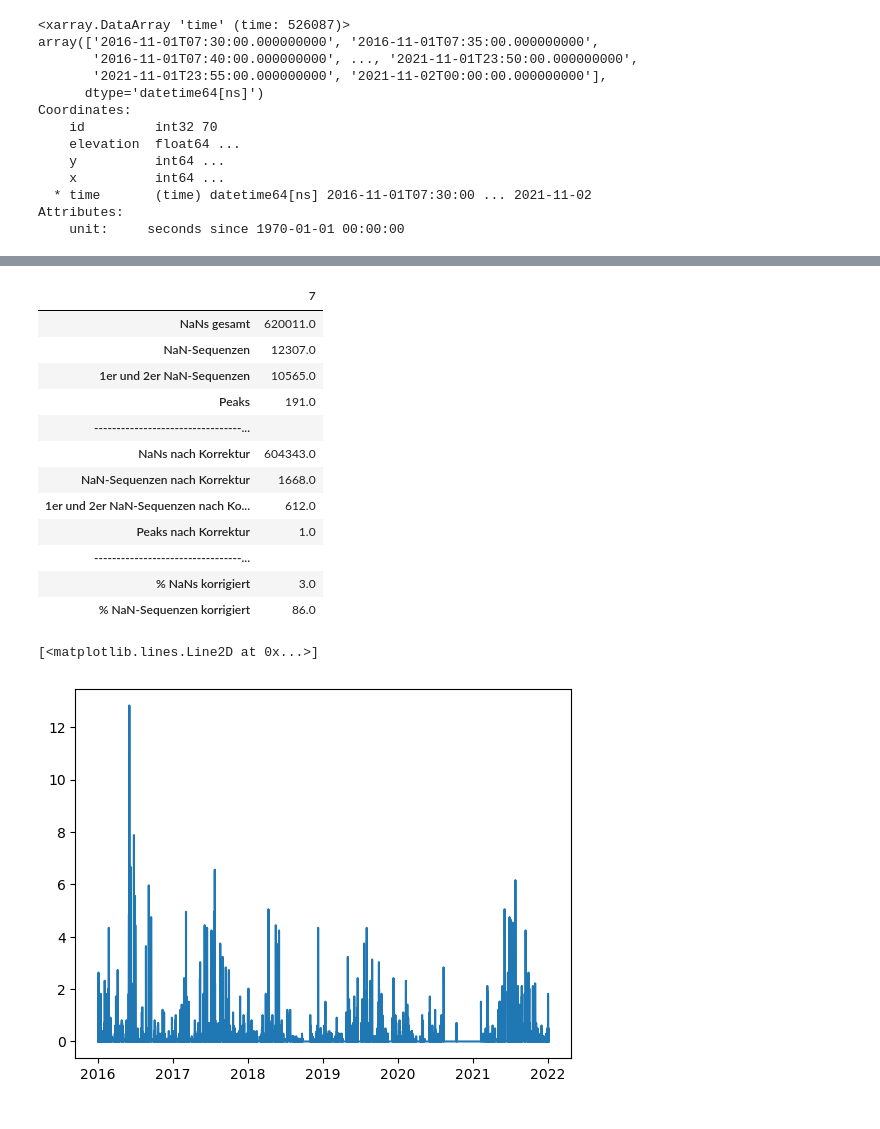
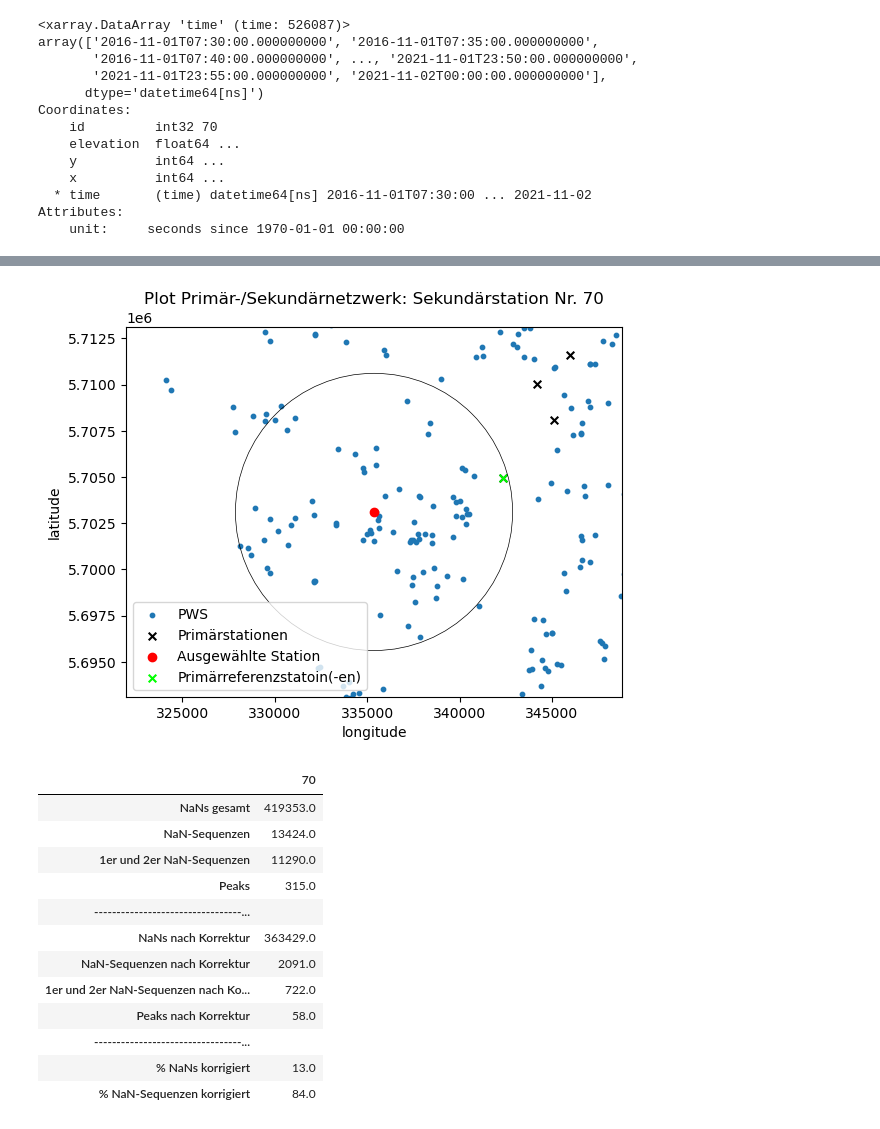
Before and after one commit to Nicholas202024/Hiwi_Code, a Jupyter notebook: Korrektur_Emscher_mit_Referenz.ipynb, the cells around one changed output, grey strips where cells are left out. Saved outputs shown, nothing was run; the diff lists cells and outputs as text; code cells hidden in the pictures.

Commit message:
Kontrolle Korrektur

```diff
--- a/Korrektur_Emscher_mit_Referenz.ipynb
+++ b/Korrektur_Emscher_mit_Referenz.ipynb
@@ -242,5 +242,3 @@ df_emscher_ref_5_nonan_s82 = df_emscher_ref_5_s82.fillna(0)
 # len(starts_nan_seq_mit_peak)
 # %%
 # df_emscher
-# %%
-data_corrected = ke.correction_emscher_complete_mit_primary(coordinates_primary_utm32, coordinates_secondary_utm32, df_emscher, df_emscher_ref_5_nonan_s82, df_emscher_nonan, 7, 3000, 1000, 0.99, plot=True)
@@ -317,21 +297,45 @@ get_statistics_emscher(df_emscher, data_corrected)
-# %%
-get_statistics_emscher(df_emscher, data_corrected)
-# %% [output]
-|  | 7 |
-| NaNs gesamt | 620011.0 |
-| NaN-Sequenzen | 12307.0 |
-| 1er und 2er NaN-Sequenzen | 10565.0 |
-| Peaks | 191.0 |
-| ---------------------------------... |  |
-| NaNs nach Korrektur | 604343.0 |
-| NaN-Sequenzen nach Korrektur | 1668.0 |
-| 1er und 2er NaN-Sequenzen nach Ko... | 612.0 |
-| Peaks nach Korrektur | 1.0 |
-| ---------------------------------... |  |
-| % NaNs korrigiert | 3.0 |
-| % NaN-Sequenzen korrigiert | 86.0 |
-# %%
-plt.plot(df_emscher_nonan_s70.loc['01-01-2016':'01-06-2022'])
-# %% [output]
-[<matplotlib.lines.Line2D at 0x...>]
-[figure, removed]
+# %%
+df_emscher_70 = pd.DataFrame(data=ds_emscher.rainfall.sel(id=70).values.T, index=ds_emscher.time.values, columns=[70])
+df_emscher_70_nonan = df_emscher_70.fillna(0)
+df_emscher_ref = pd.DataFrame(data=ds_emscher_ref_5.rainfall.sel(id=82).values.T, index=ds_emscher_ref_5.time.values, columns=[82])
+df_emscher_ref_nonan = df_emscher_ref.fillna(0)
+# %%
+def correction_emscher_complete_mit_primary(loc_prim, loc_sec, data_sec, data_prim_nonan, data_sec_nonan, station_zahl, frame, radius, quantile, plot=False, correct_peak=True, correct_1_2=True, correct_0_pres_ref=True):
+    df_reference_stations, primary_found = ke.find_all_stations_in_range_mit_primary(loc_prim, loc_sec, station_zahl, frame, radius, plot)
+    # print('df reference stations', '\n', df_reference_stations, '\n', 'primary found: ', primary_found)
+    if df_reference_stations.empty:
+        print('No reference stations found within radius')
+        return
+    df_reference_stations = ke.berechnung_gewichte_emscher(df_reference_stations)
+    # print('\n')
+    # print('df reference stations mit gewichten', '\n', df_reference_stations)
+    starts_nan_seq_mit_peak, peaks_mit_nan_seq = ke.get_data_nan_seq_before_peak_new(data_sec, station_zahl, quantile)
+    # print('\n')
+    # print('starts_nan_seq_mit_peak: ', len(starts_nan_seq_mit_peak), '\n', 'peaks_mit_nan_seq: ', len(peaks_mit_nan_seq))
+    df_reference_values = ke.berechnung_referenzniederschlag_emscher_mit_primary(df_reference_stations, data_sec, data_prim_nonan, data_sec_nonan, station_zahl, starts_nan_seq_mit_peak, peaks_mit_nan_seq, primary_found)
+    # print('\n')
+    # print('df reference values', '\n', df_reference_values)
+    data_corrected = ke.correct_data_new_emscher(data_sec, df_reference_values, station_zahl, starts_nan_seq_mit_peak, peaks_mit_nan_seq, correct_peak, correct_1_2, correct_0_pres_ref)
+    # print('\n')
+    # print('data corrected', '\n', data_corrected)
+
+    return df_reference_stations, df_reference_values, data_corrected
+# %%
+df_reference_stations_p, df_reference_values_p, data_corrected_p = correction_emscher_complete_mit_primary(coordinates_primary_utm32, coordinates_secondary_utm32, df_emscher_70, df_emscher_ref_nonan, df_emscher_70_nonan, 70, 10000, 7500, 0.99, True)
+df_reference_stations_p
+get_statistics_emscher(df_emscher_70, data_corrected_p)
+# %% [output]
+[figure, added]
+|  | 70 |
+| NaNs gesamt | 419353.0 |
+| NaN-Sequenzen | 13424.0 |
+| 1er und 2er NaN-Sequenzen | 11290.0 |
+| Peaks | 315.0 |
+| ---------------------------------... |  |
+| NaNs nach Korrektur | 363429.0 |
+| NaN-Sequenzen nach Korrektur | 2091.0 |
+| 1er und 2er NaN-Sequenzen nach Ko... | 722.0 |
+| Peaks nach Korrektur | 58.0 |
+| ---------------------------------... |  |
+| % NaNs korrigiert | 13.0 |
+| % NaN-Sequenzen korrigiert | 84.0 |
```
Also changed, not shown: parts of 19 cells of this notebook.
